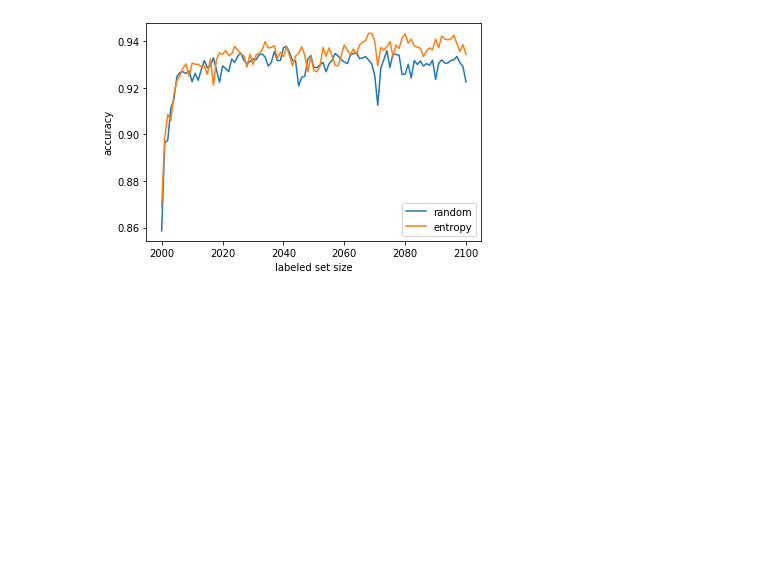
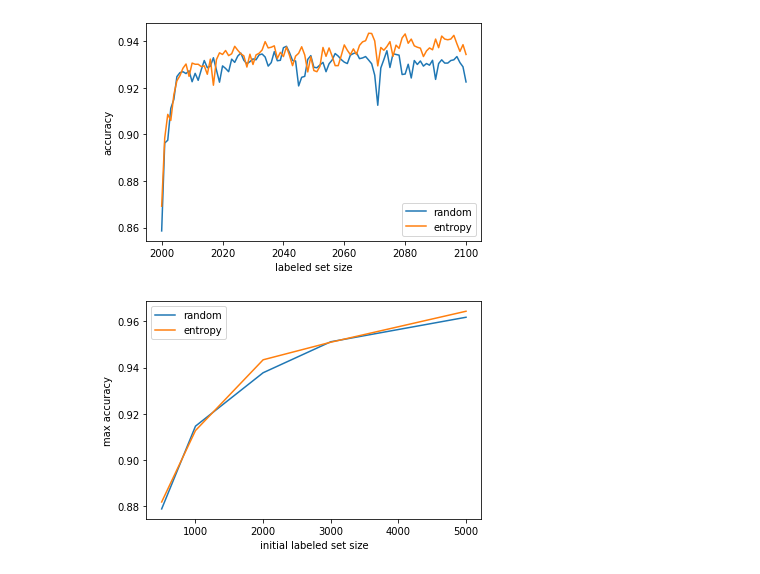
Before and after one commit to nibydlo/Thesis, a Jupyter notebook: first_impl/UncertaintyAL.ipynb, the cells around one changed output. Cells and saved outputs as stored; diff of their text form; code cells hidden in the pictures; blank space fills up the shorter version.

Commit message:
add init size plot

```diff
--- a/first_impl/UncertaintyAL.ipynb
+++ b/first_impl/UncertaintyAL.ipynb
@@ -204,3 +204,20 @@ plt.legend()
 plt.show()
 # %% [output]
 [figure]
+# %%
+seq_statistic = []
+seq_statistic.append(('random', 2000, random_mnist))
+seq_statistic.append(('entropy', 2000, entropy_mnist))
+for init_size in [500, 1000, 3000, 5000]:
+    seq_statistic.append(('random', init_size, run_AL(query_default, create_sequential_model, reshape_mnist, score_sequential,
+                                                x_train_mnist,
+                                                y_train_mnist,
+                                                x_test_mnist,
+                                                y_test_mnist,
+                                                init_size, 1, 100)))
+    seq_statistic.append(('entropy', init_size, run_AL(query_default, create_sequential_model, reshape_mnist, score_sequential,
+                                                x_train_mnist,
+                                                y_train_mnist,
+                                                x_test_mnist,
+                                                y_test_mnist,
+                                                init_size, 1, 100)))
@@ -206,0 +229,13 @@ plt.show()
+# %%
+xs_random = [s[1] for s in sorted([s for s in seq_statistic if s[0] == 'random'], key=lambda s:s[1])]
+ys_random = [max([pair[1] for pair in s[2]]) for s in sorted([s for s in seq_statistic if s[0] == 'random'], key=lambda x:x[1])]
+xs_entropy = [s[1] for s in sorted([s for s in seq_statistic if s[0] == 'entropy'], key=lambda s:s[1])]
+ys_entropy = [max([pair[1] for pair in s[2]]) for s in sorted([s for s in seq_statistic if s[0] == 'entropy'], key=lambda x:x[1])]
+plt.plot(xs_random, ys_random, label='random')
+plt.plot(xs_entropy, ys_entropy, label='entropy')
+plt.xlabel('initial labeled set size')
+plt.ylabel('max accuracy')
+plt.legend()
+plt.show()
+# %% [output]
+[figure, added]
```
Also changed, not shown: parts of 3 cells of this notebook.
